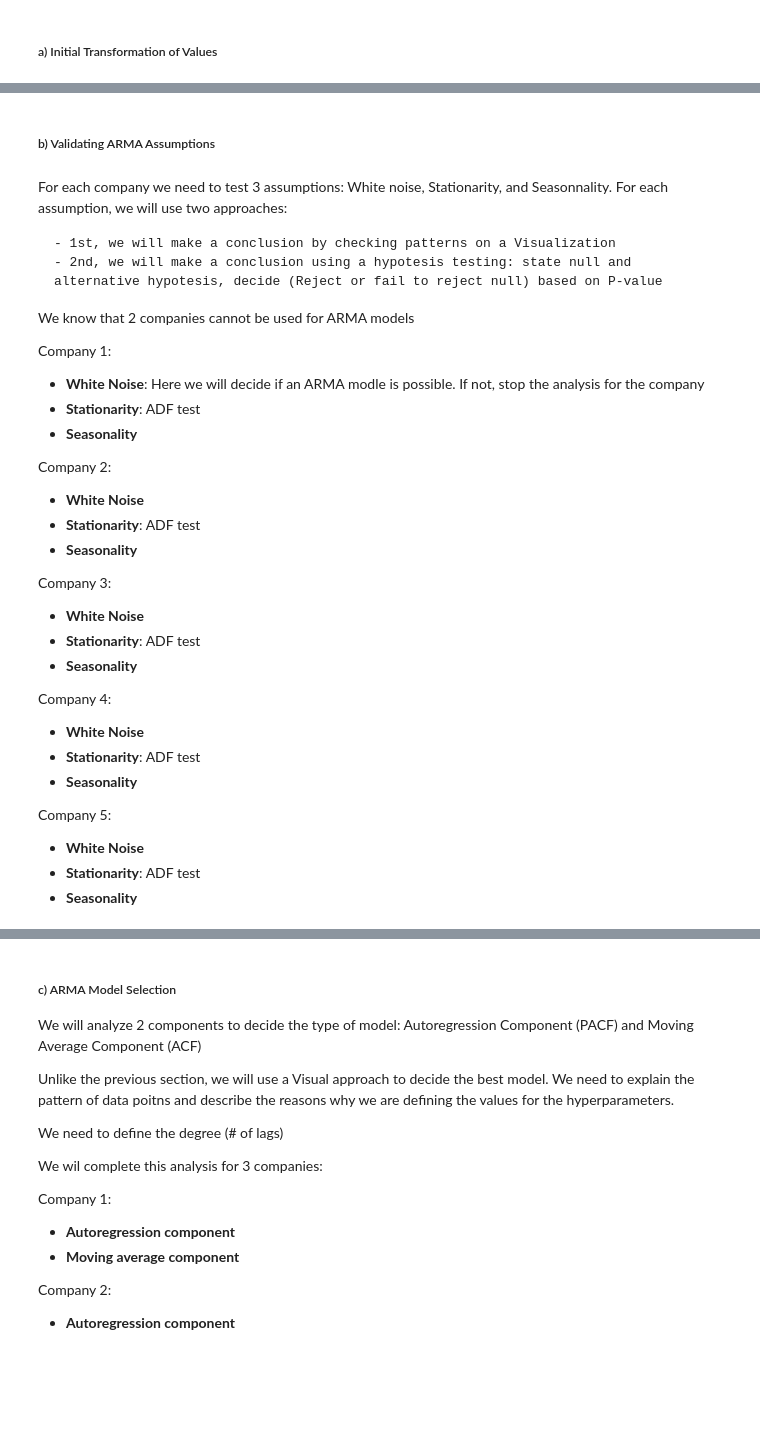
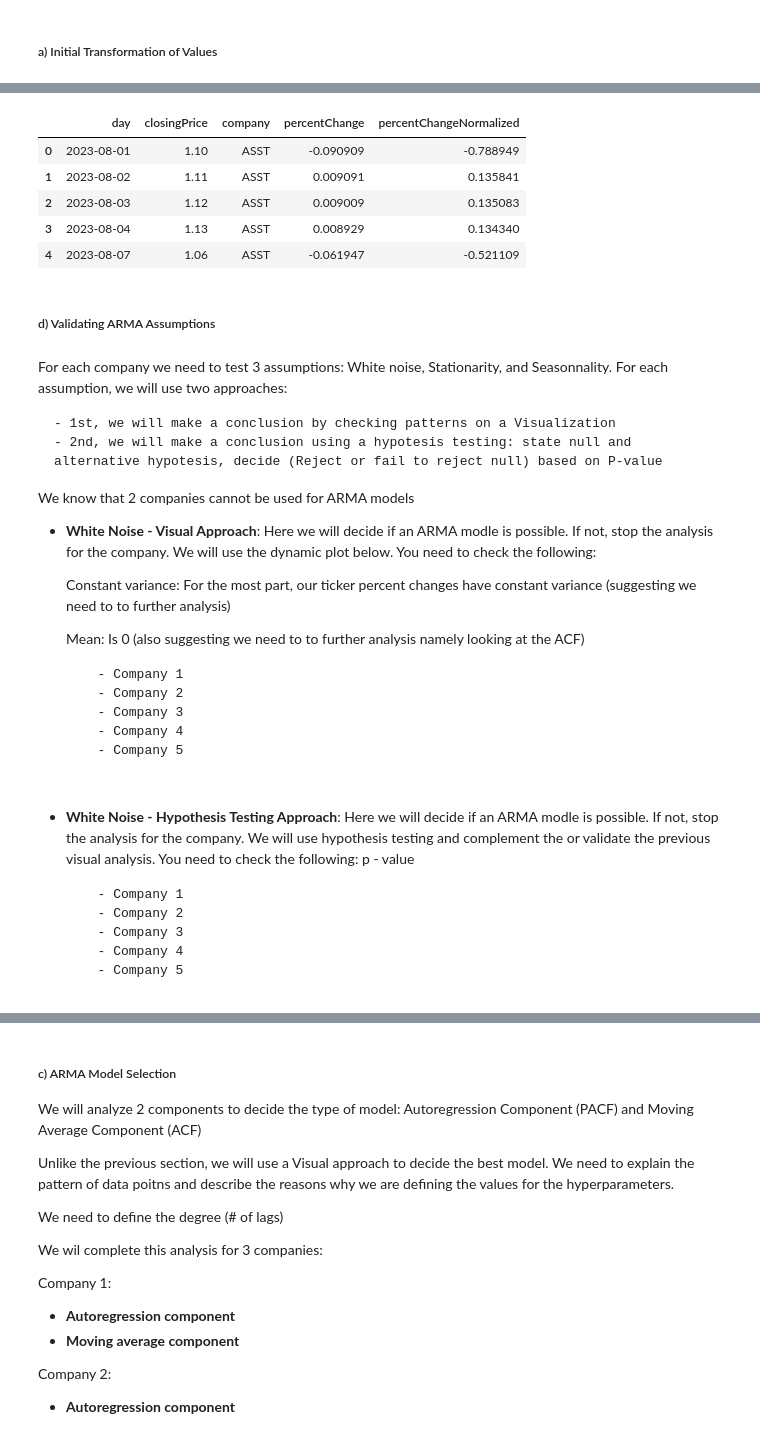
Before and after one commit to carefulDoppelganger/NotebookSamples, a Jupyter notebook: Group3-FinalProject.ipynb, the cells around one changed output, grey strips where cells are left out. Cells and saved outputs as stored; diff of their text form; code cells hidden in the pictures; blank space fills up the shorter version.

```diff
--- a/Group3-FinalProject.ipynb
+++ b/Group3-FinalProject.ipynb
@@ -556,5 +679,14 @@ For this model, we will use the % Change in Share Price.
+# %%
+testARMA[testARMA['company'] == 'ASST'].head(n = 5)
+# %% [output]
+|  | day | closingPrice | company | percentChange | percentChangeNormalized |
+| 0 | 2023-08-01 | 1.10 | ASST | -0.090909 | -0.788949 |
+| 1 | 2023-08-02 | 1.11 | ASST | 0.009091 | 0.135841 |
+| 2 | 2023-08-03 | 1.12 | ASST | 0.009009 | 0.135083 |
+| 3 | 2023-08-04 | 1.13 | ASST | 0.008929 | 0.134340 |
+| 4 | 2023-08-07 | 1.06 | ASST | -0.061947 | -0.521109 |
 # %% [markdown]
-##### b) Validating ARMA Assumptions
+##### d) Validating ARMA Assumptions
 # %% [markdown]
 For each company we need to test 3 assumptions: White noise, Stationarity, and Seasonnality.
 For each assumption, we will use two approaches:
@@ -564,28 +696,14 @@ For each assumption, we will use two approaches:
 
 We know that 2 companies cannot be used for ARMA models
 
-Company 1:
-- **White Noise**: Here we will decide if an ARMA modle is possible. If not, stop the analysis for the company
-- **Stationarity**: ADF test
-- **Seasonality**
+- **White Noise - Visual Approach**: Here we will decide if an ARMA modle is possible. If not, stop the analysis for the company. We will use the dynamic plot below. You need to check the following:
 
-Company 2:
-- **White Noise**
-- **Stationarity**: ADF test
-- **Seasonality**
+    Constant variance: For the most part, our ticker percent changes have constant variance (suggesting we need to to further analysis)
 
-Company 3:
-- **White Noise**
-- **Stationarity**: ADF test
-- **Seasonality**
+    Mean: Is 0 (also suggesting we need to to further analysis namely looking at the ACF)
 
-
-Company 4:
-- **White Noise**
-- **Stationarity**: ADF test
-- **Seasonality**
-
-Company 5:
-- **White Noise**
-- **Stationarity**: ADF test
-- **Seasonality**
+        - Company 1
+        - Company 2
+        - Company 3
+        - Company 4
+        - Company 5
@@ -591,0 +719,8 @@ Company 5:
+# %% [markdown]
+- **White Noise - Hypothesis Testing Approach**: Here we will decide if an ARMA modle is possible. If not, stop the analysis for the company. We will use hypothesis testing and complement the or validate the previous visual analysis. You need to check the following: p - value
+
+        - Company 1
+        - Company 2
+        - Company 3
+        - Company 4
+        - Company 5
```
Also changed, not shown: parts of 26 cells of this notebook, 1 other file.
